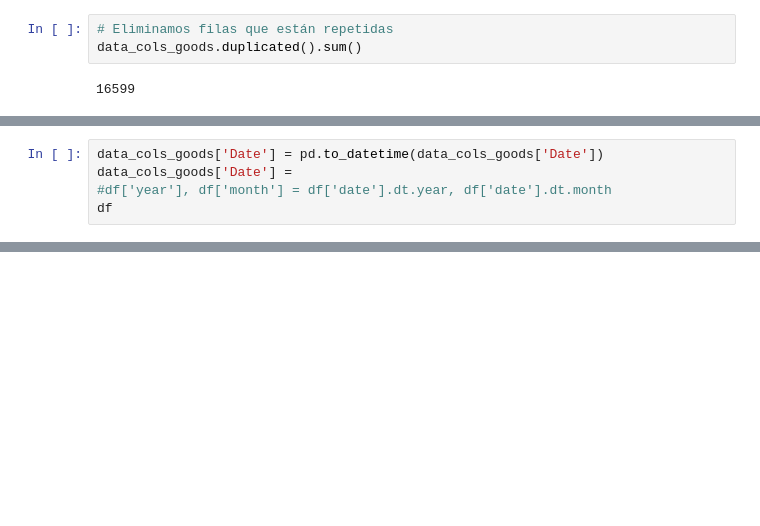
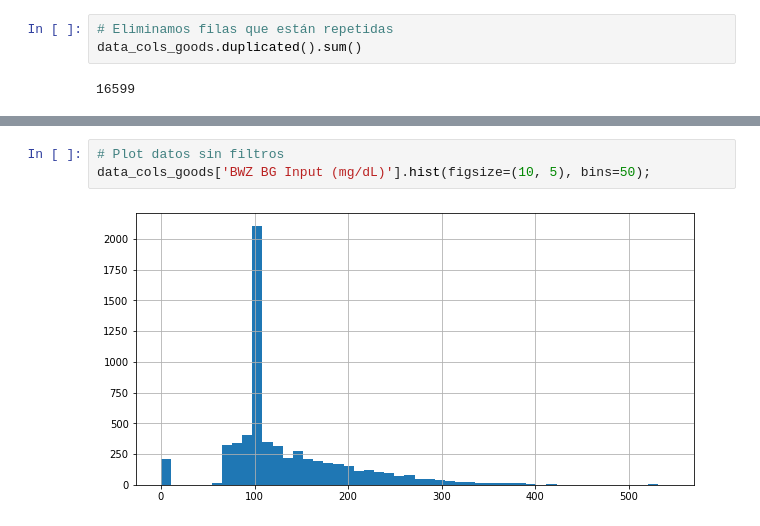
Before and after one commit to Emilioiron/Proyecto_final_Emilio, a Jupyter notebook: notebooks/visualización_y_analisis_datos.ipynb, the cells around one changed output, grey strips where cells are left out. Cells and saved outputs as stored; diff of their text form; blank space fills up the shorter version.

```diff
--- a/notebooks/visualización_y_analisis_datos.ipynb
+++ b/notebooks/visualización_y_analisis_datos.ipynb
@@ -214,8 +212,3 @@ data_cols_goods.dropna()
 | 38898 | 16/11/2015 | 21:34:04 | 0.60 | 8.7 | 1.0 | 50.0 | ... |
 | 38912 | 16/11/2015 | 18:49:17 | 0.55 | 3.5 | 1.0 | 50.0 | ... |
 6356 rows × 12 columns
-# %%
-data_cols_goods['Date'] = pd.to_datetime(data_cols_goods['Date'])
-data_cols_goods['Date'] =
-#df['year'], df['month'] = df['date'].dt.year, df['date'].dt.month
-df
@@ -262,0 +358,5 @@ dtype: object
+# %%
+# Plot datos sin filtros
+data_cols_goods['BWZ BG Input (mg/dL)'].hist(figsize=(10, 5), bins=50);
+# %% [output]
+[figure, added]
```
Also changed, not shown: parts of 21 cells of this notebook, 6 other files.
